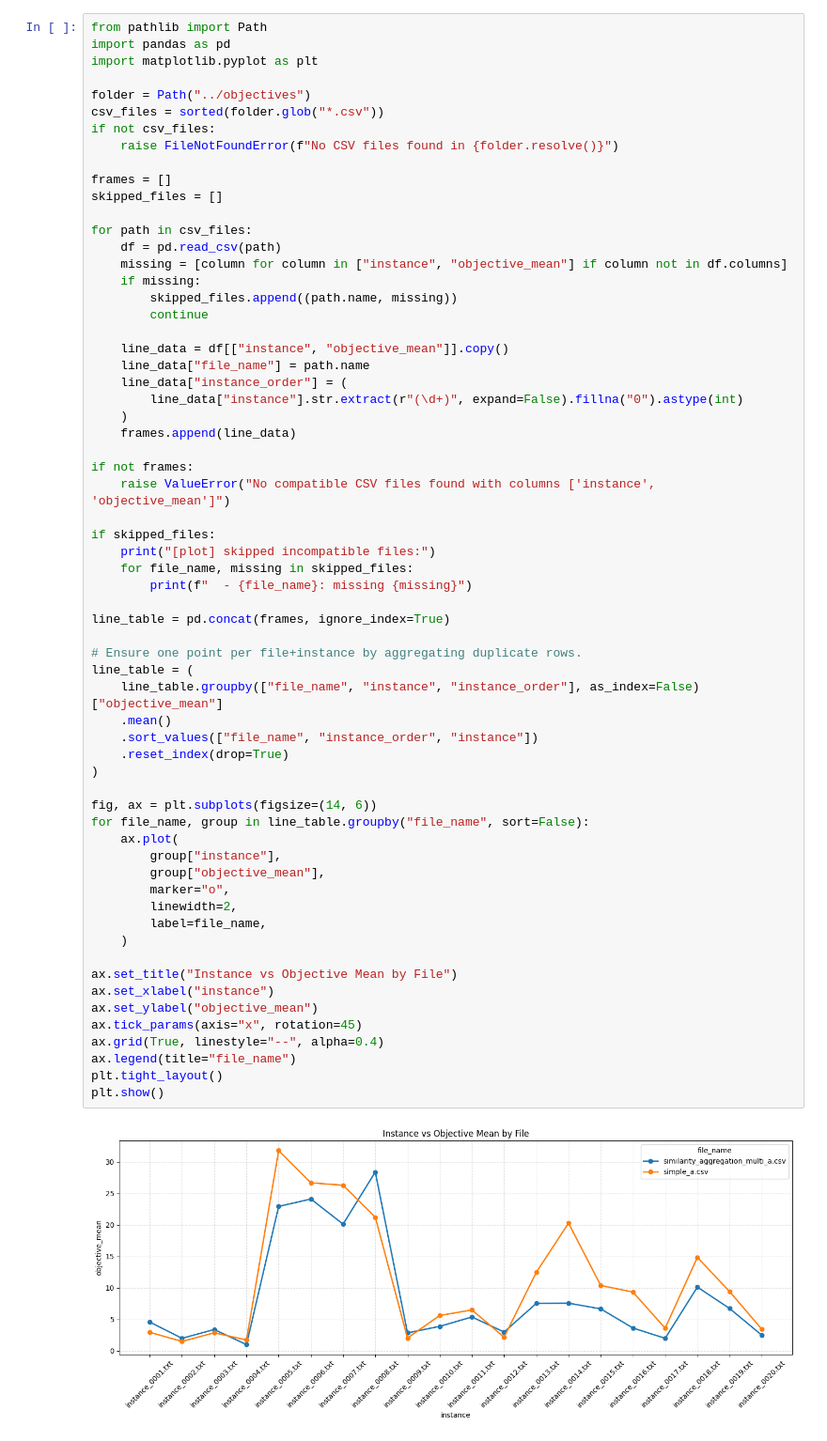
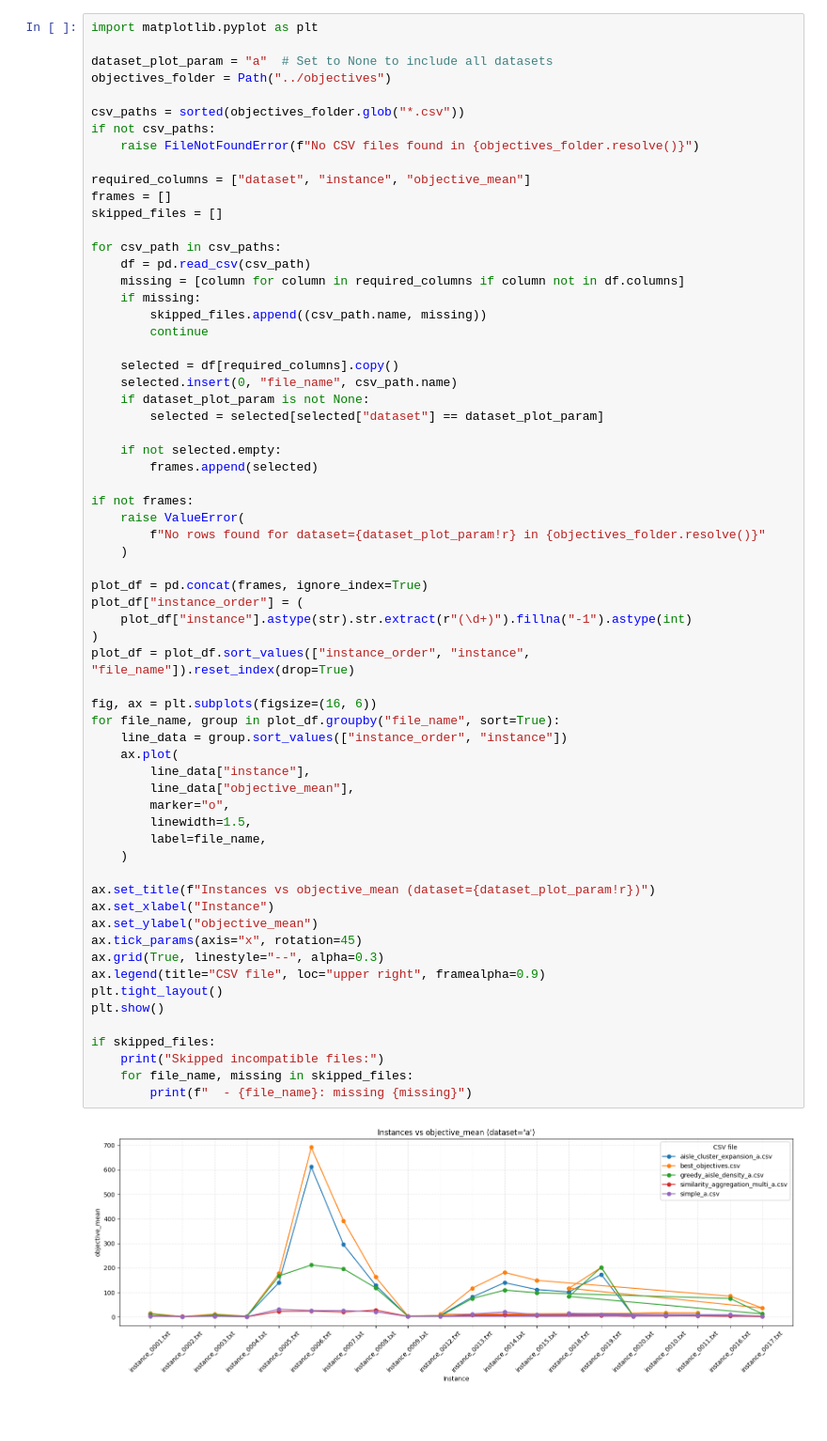
Before and after one commit to tinicius/challenge-sbpo-2025, a Jupyter notebook: src/compare.ipynb, the cells around one changed output. Shown at 94% size. Cells and saved outputs as stored; diff of their text form; blank space fills up the shorter version.

```diff
--- a/src/compare.ipynb
+++ b/src/compare.ipynb
@@ -126,66 +138,67 @@ EXEC_TIME TABLE
 # %%
-from pathlib import Path
-import pandas as pd
 import matplotlib.pyplot as plt
 
-folder = Path("../objectives")
-csv_files = sorted(folder.glob("*.csv"))
-if not csv_files:
-    raise FileNotFoundError(f"No CSV files found in {folder.resolve()}")
+dataset_plot_param = "a"  # Set to None to include all datasets
+objectives_folder = Path("../objectives")
 
+csv_paths = sorted(objectives_folder.glob("*.csv"))
+if not csv_paths:
+    raise FileNotFoundError(f"No CSV files found in {objectives_folder.resolve()}")
+
+required_columns = ["dataset", "instance", "objective_mean"]
 frames = []
 skipped_files = []
 
-for path in csv_files:
-    df = pd.read_csv(path)
-    missing = [column for column in ["instance", "objective_mean"] if column not in df.columns]
+for csv_path in csv_paths:
+    df = pd.read_csv(csv_path)
+    missing = [column for column in required_columns if column not in df.columns]
     if missing:
-        skipped_files.append((path.name, missing))
+        skipped_files.append((csv_path.name, missing))
         continue
 
-    line_data = df[["instance", "objective_mean"]].copy()
-    line_data["file_name"] = path.name
-    line_data["instance_order"] = (
-        line_data["instance"].str.extract(r"(\d+)", expand=False).fillna("0").astype(int)
-    )
-    frames.append(line_data)
+    selected = df[required_columns].copy()
+    selected.insert(0, "file_name", csv_path.name)
+    if dataset_plot_param is not None:
+        selected = selected[selected["dataset"] == dataset_plot_param]
+
+    if not selected.empty:
+        frames.append(selected)
 
 if not frames:
-    raise ValueError("No compatible CSV files found with columns ['instance', 'objective_mean']")
+    raise ValueError(
+        f"No rows found for dataset={dataset_plot_param!r} in {objectives_folder.resolve()}"
+    )
 
-if skipped_files:
-    print("[plot] skipped incompatible files:")
-    for file_name, missing in skipped_files:
-        print(f"  - {file_name}: missing {missing}")
+plot_df = pd.concat(frames, ignore_index=True)
+plot_df["instance_order"] = (
+    plot_df["instance"].astype(str).str.extract(r"(\d+)").fillna("-1").astype(int)
+)
+plot_df = plot_df.sort_values(["instance_order", "instance", "file_name"]).reset_index(drop=True)
 
-line_table = pd.concat(frames, ignore_index=True)
-
-# Ensure one point per file+instance by aggregating duplicate rows.
-line_table = (
-    line_table.groupby(["file_name", "instance", "instance_order"], as_index=False)["objective_mean"]
-    .mean()
-    .sort_values(["file_name", "instance_order", "instance"])
-    .reset_index(drop=True)
-)
-
-fig, ax = plt.subplots(figsize=(14, 6))
-for file_name, group in line_table.groupby("file_name", sort=False):
+fig, ax = plt.subplots(figsize=(16, 6))
+for file_name, group in plot_df.groupby("file_name", sort=True):
+    line_data = group.sort_values(["instance_order", "instance"])
     ax.plot(
-        group["instance"],
-        group["objective_mean"],
+        line_data["instance"],
+        line_data["objective_mean"],
         marker="o",
-        linewidth=2,
+        linewidth=1.5,
         label=file_name,
     )
 
-ax.set_title("Instance vs Objective Mean by File")
-ax.set_xlabel("instance")
+ax.set_title(f"Instances vs objective_mean (dataset={dataset_plot_param!r})")
+ax.set_xlabel("Instance")
 ax.set_ylabel("objective_mean")
 ax.tick_params(axis="x", rotation=45)
-ax.grid(True, linestyle="--", alpha=0.4)
-ax.legend(title="file_name")
+ax.grid(True, linestyle="--", alpha=0.3)
+ax.legend(title="CSV file", loc="upper right", framealpha=0.9)
 plt.tight_layout()
 plt.show()
+
+if skipped_files:
+    print("Skipped incompatible files:")
+    for file_name, missing in skipped_files:
+        print(f"  - {file_name}: missing {missing}")
 # %% [output]
-[figure, old version]
+[figure, new version]
 # %%
```
Also changed, not shown: parts of 4 cells of this notebook, 6 other files.
